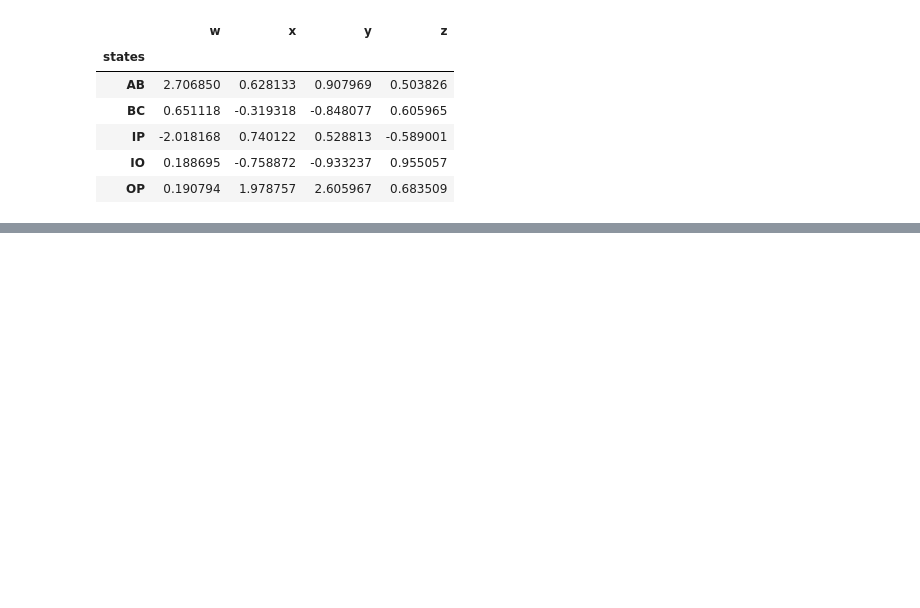
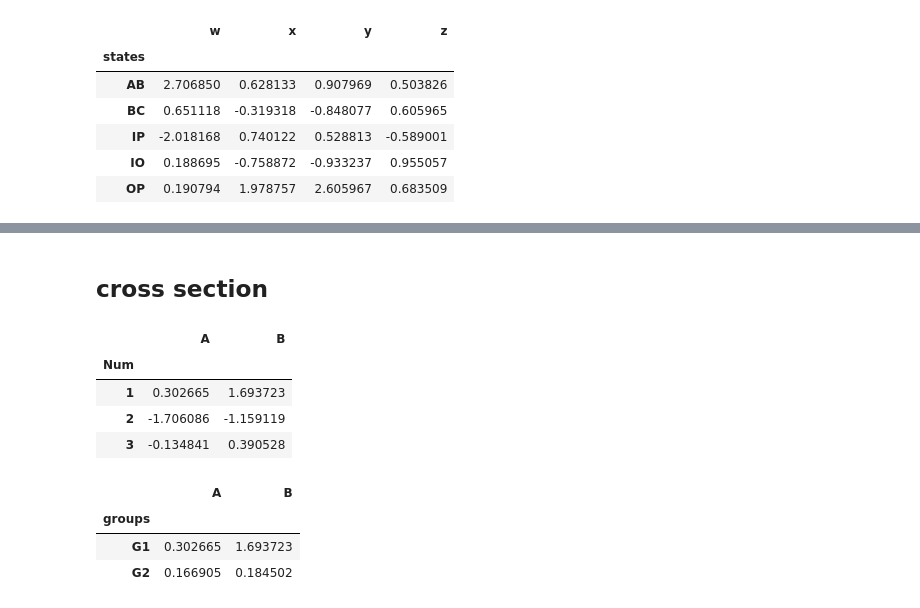
Before and after one commit to rahulkhattri0/revising_data_science, a Jupyter notebook: dataframes.ipynb, the cells around one changed output, grey strips where cells are left out. Cells and saved outputs as stored; diff of their text form; code cells hidden in the pictures; blank space fills up the shorter version.

```diff
--- a/dataframes.ipynb
+++ b/dataframes.ipynb
@@ -337,0 +401,17 @@ df
+# %% [markdown]
+## cross section
+# %%
+df.xs('G1')
+# %% [output]
+|  | A | B |
+| Num |  |  |
+| 1 | 0.302665 | 1.693723 |
+| 2 | -1.706086 | -1.159119 |
+| 3 | -0.134841 | 0.390528 |
+# %%
+df.xs(1,level='Num')
+# %% [output]
+|  | A | B |
+| groups |  |  |
+| G1 | 0.302665 | 1.693723 |
+| G2 | 0.166905 | 0.184502 |
```
Also changed, not shown: parts of 12 cells of this notebook.
